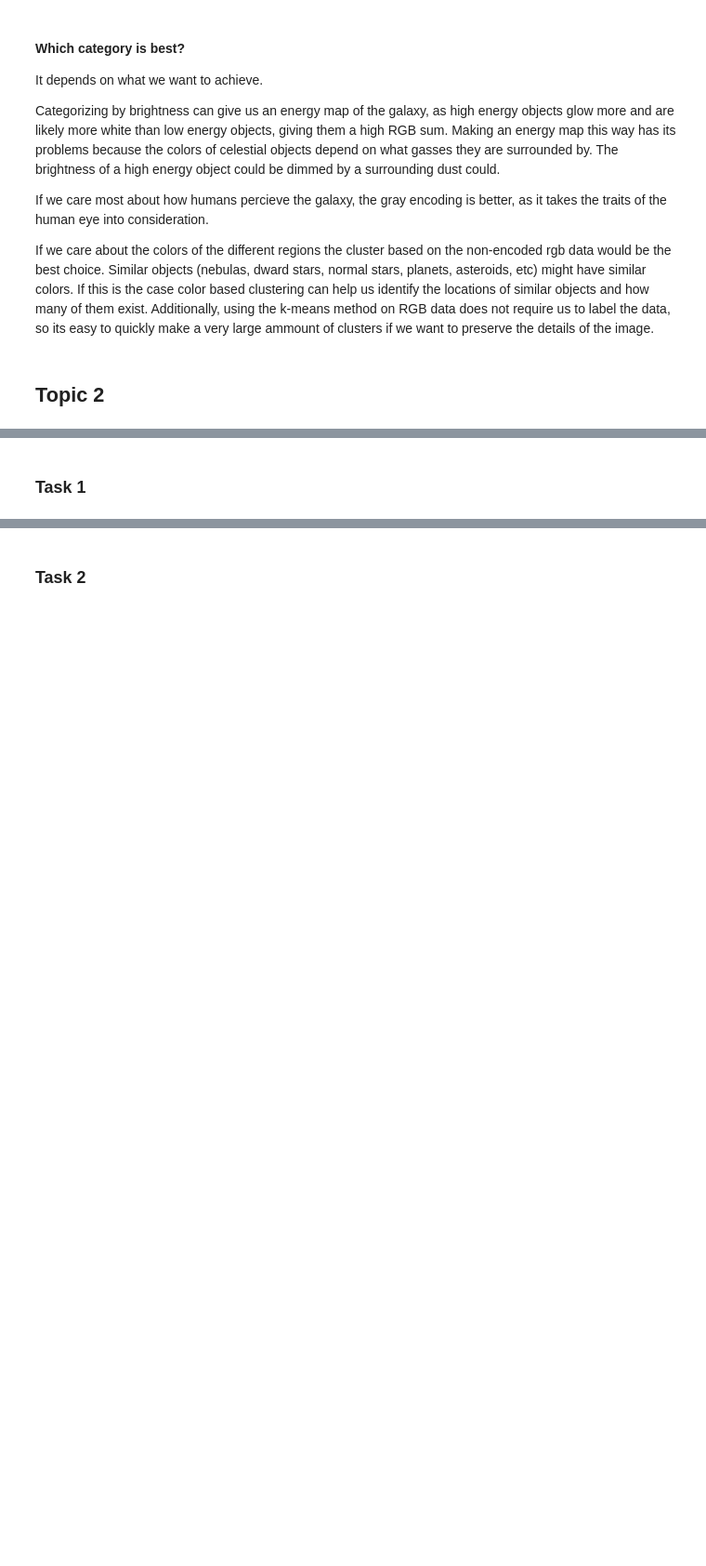
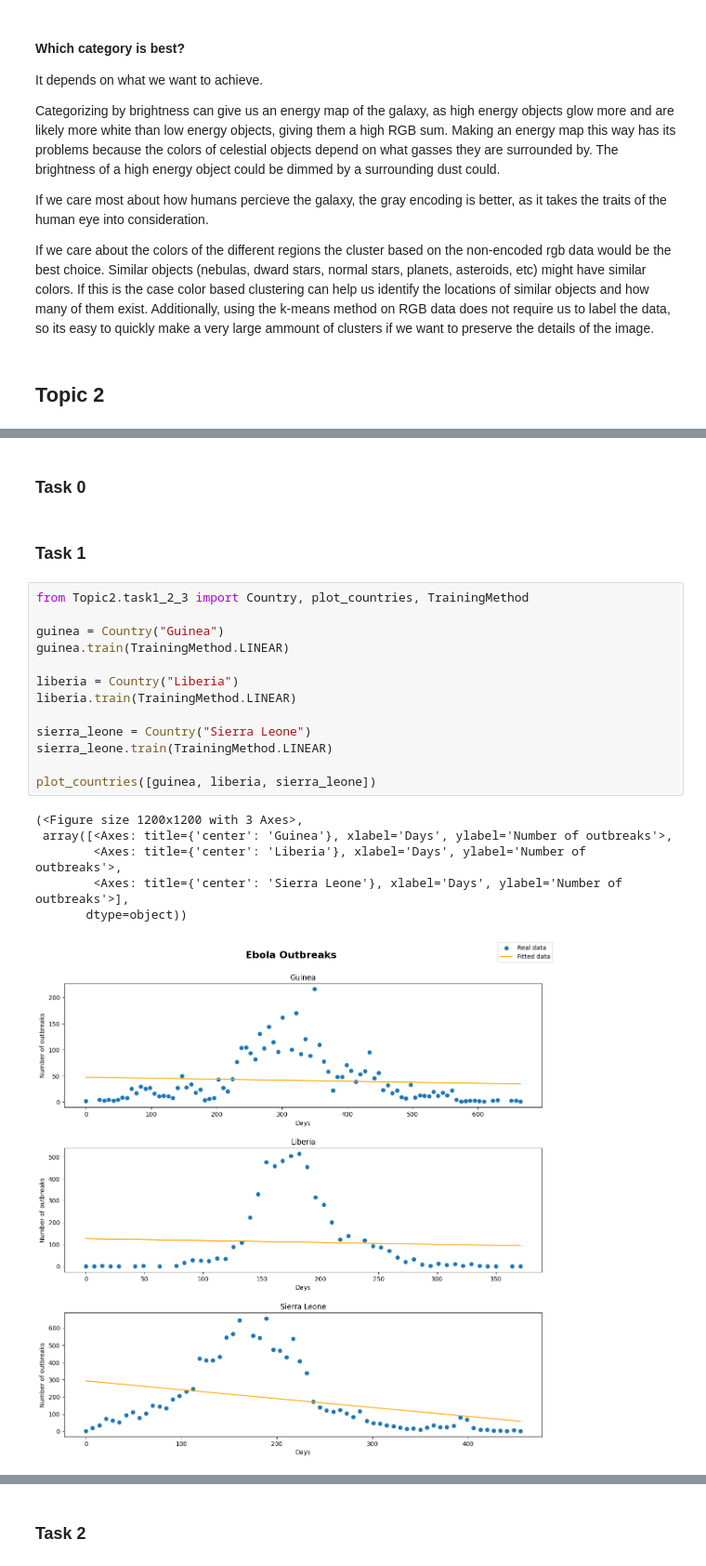
Before and after one commit to OleLB/MOD300_project4, a Jupyter notebook: Report.ipynb, the cells around one changed output, grey strips where cells are left out. Shown at 93% size. Cells and saved outputs as stored; diff of their text form; blank space fills up the shorter version.

```diff
--- a/Report.ipynb
+++ b/Report.ipynb
@@ -225,2 +231,24 @@ If we care about the colors of the different regions the cluster based on the no
+# %% [markdown]
+### Task 0
 # %% [markdown]
 ### Task 1
+# %%
+from Topic2.task1_2_3 import Country, plot_countries, TrainingMethod
+
+guinea = Country("Guinea")
+guinea.train(TrainingMethod.LINEAR)
+
+liberia = Country("Liberia")
+liberia.train(TrainingMethod.LINEAR)
+
+sierra_leone = Country("Sierra Leone")
+sierra_leone.train(TrainingMethod.LINEAR)
+
+plot_countries([guinea, liberia, sierra_leone])
+# %% [output]
+(<Figure size 1200x1200 with 3 Axes>,
+ array([<Axes: title={'center': 'Guinea'}, xlabel='Days', ylabel='Number of outbreaks'>,
+        <Axes: title={'center': 'Liberia'}, xlabel='Days', ylabel='Number of outbreaks'>,
+        <Axes: title={'center': 'Sierra Leone'}, xlabel='Days', ylabel='Number of outbreaks'>],
+       dtype=object))
+[figure, added]
```
Also changed, not shown: parts of 9 cells of this notebook, 1 other file.
